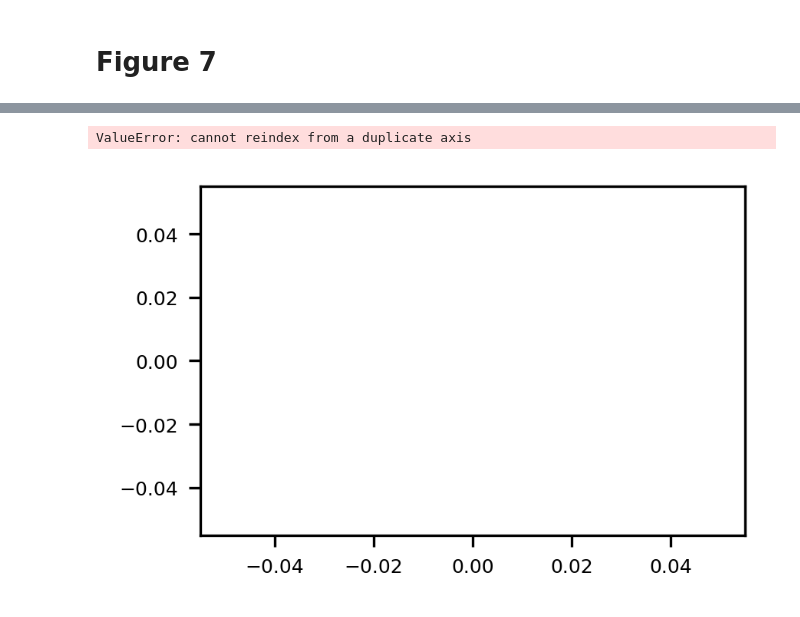
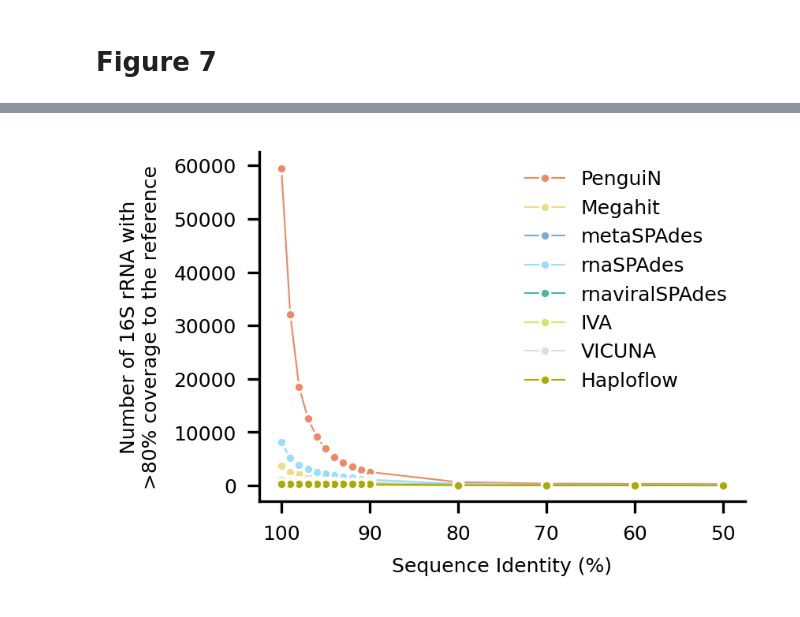
Before and after one commit to AnnSeidel/penguin-analysis, a Jupyter notebook: notebooks/metatranscriptomes_16S.ipynb, the cells around one changed output, grey strips where cells are left out. Saved outputs shown, nothing was run; the diff lists cells and outputs as text; code cells hidden in the pictures.

```diff
--- a/notebooks/metatranscriptomes_16S.ipynb
+++ b/notebooks/metatranscriptomes_16S.ipynb
@@ -203,22 +203,21 @@ df_cluster_stats = pd.DataFrame(counts)
 df_cluster_stats = df_cluster_stats.explode(list('CN'))
 df_cluster_stats.columns = ['Tool', 'Cluster SeqId', 'Num Representatives']
 # %%
-plt.figure(figsize=(7.76/2.54,5/2.54), dpi=300)
+plt.figure(figsize=(7.17/2.54,5.0/2.54), dpi=300)
 
 ax=sns.lineplot(data=df_cluster_stats, x="Cluster SeqId", y="Num Representatives", hue="Tool",\
              marker="o",palette=color2Label, linewidth=0.5, markersize=3)
 
 
 plt.legend(title="",frameon=False)
 plt.xlabel("Sequence Identity (%)")
-plt.ylabel("Number of RdRp clusters")
+plt.ylabel("Number of 16S rRNA with\n>80% coverage to the reference")
 plt.gca().invert_xaxis()
 
 
 ax.spines['top'].set_visible(False)
 ax.spines['right'].set_visible(False)
 plt.tight_layout()
-plt.savefig(outDir + 'Fig_8.png', dpi=DPI, transparent=True)
+plt.savefig(outDir + 'Fig_7_E.png', dpi=DPI, transparent=True)
 # %% [output]
-ValueError: cannot reindex from a duplicate axis
-[figure, old version]
+[figure, new version]
```
Also changed, not shown: parts of 7 cells of this notebook, 8 other files.
